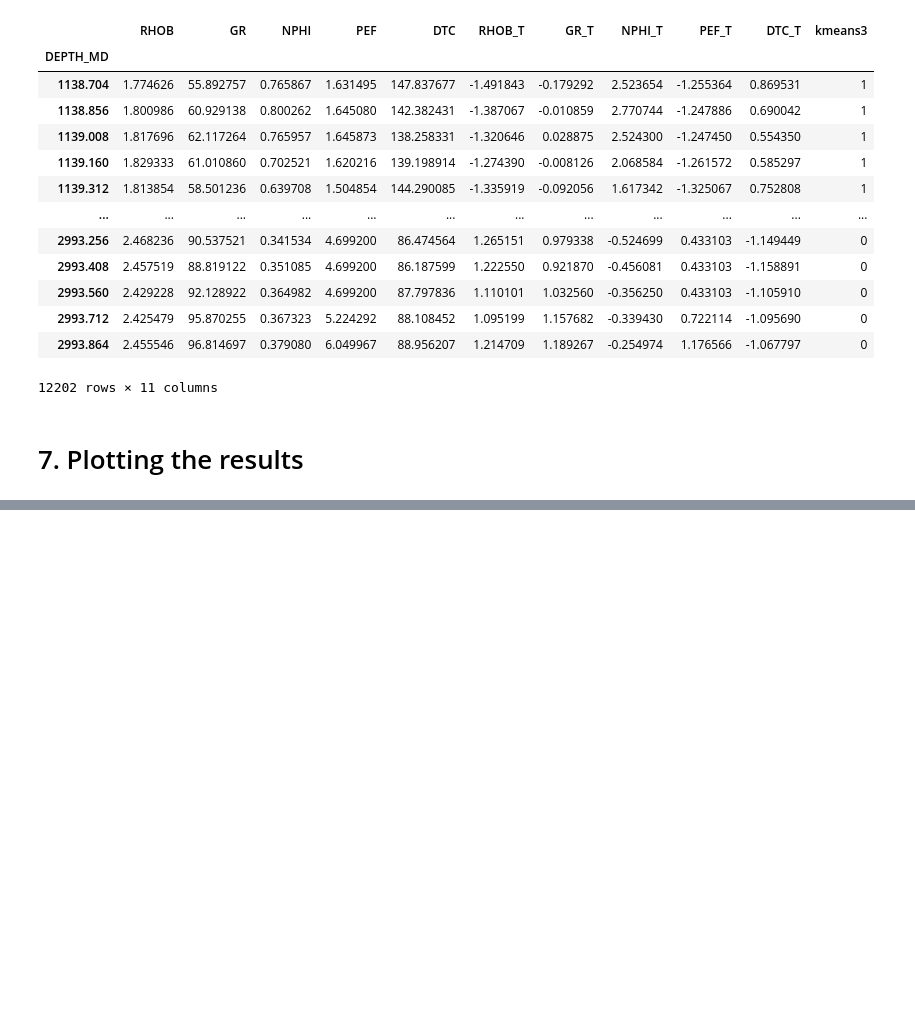
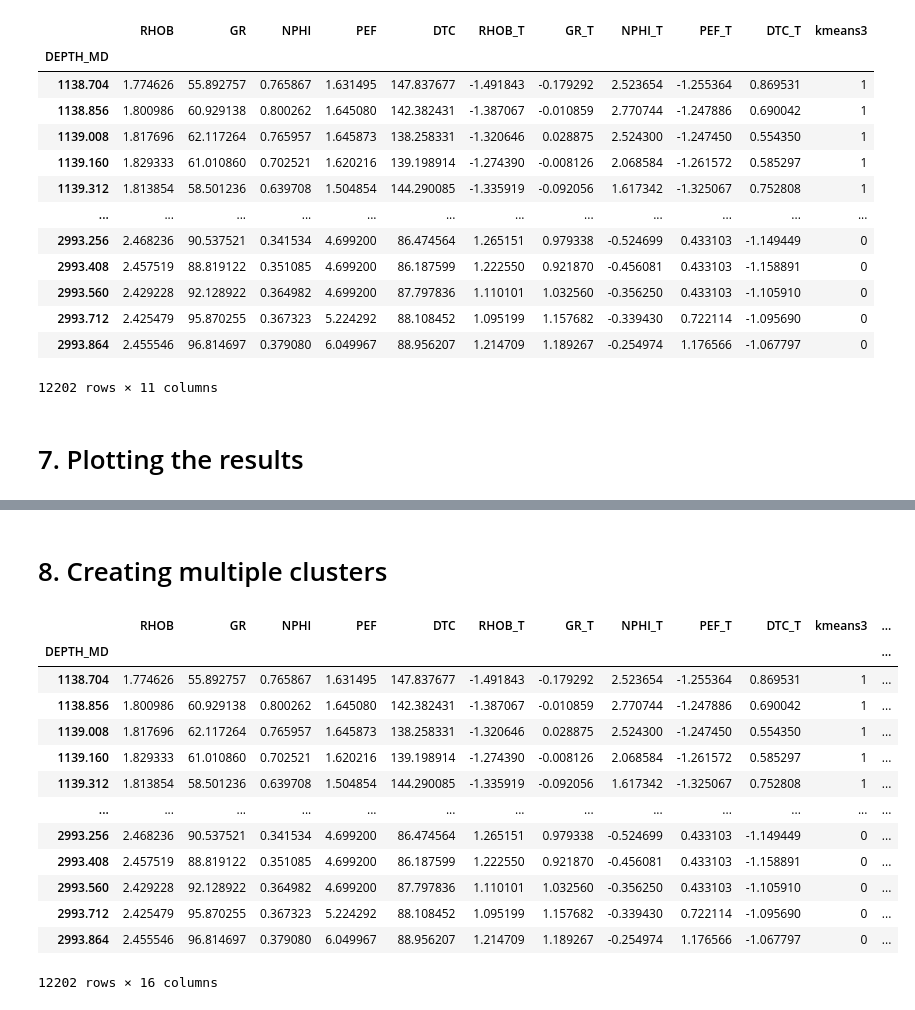
Before and after one commit to zaki-hamdard/Machine-Learning-and-Data-Science-Projects, a Jupyter notebook: Unsupervised Machine Learning Projects/K-Means Clustering/main.ipynb, the cells around one changed output, grey strips where cells are left out. Drawn from its saved outputs; the diff is of its cells as text; code cells hidden in the pictures; blank space fills up the shorter version.

```diff
--- a/Unsupervised Machine Learning Projects/K-Means Clustering/main.ipynb
+++ b/Unsupervised Machine Learning Projects/K-Means Clustering/main.ipynb
@@ -133,0 +141,25 @@ df
+# %% [markdown]
+# 8. Creating multiple clusters
+# %%
+for k in range (1, 6):
+    kmeans = KMeans(n_clusters = k)
+    kmeans.fit(df[["RHOB_T", "NPHI_T"]])
+    df[f"KMeans_{k}"] = kmeans.labels_
+
+
+df
+# %% [output]
+|  | RHOB | GR | NPHI | PEF | DTC | RHOB_T | GR_T | NPHI_T | PEF_T | DTC_T | kmeans3 | ... |
+| DEPTH_MD |  |  |  |  |  |  |  |  |  |  |  | ... |
+| 1138.704 | 1.774626 | 55.892757 | 0.765867 | 1.631495 | 147.837677 | -1.491843 | -0.179292 | 2.523654 | -1.255364 | 0.869531 | 1 | ... |
+| 1138.856 | 1.800986 | 60.929138 | 0.800262 | 1.645080 | 142.382431 | -1.387067 | -0.010859 | 2.770744 | -1.247886 | 0.690042 | 1 | ... |
+| 1139.008 | 1.817696 | 62.117264 | 0.765957 | 1.645873 | 138.258331 | -1.320646 | 0.028875 | 2.524300 | -1.247450 | 0.554350 | 1 | ... |
+| 1139.160 | 1.829333 | 61.010860 | 0.702521 | 1.620216 | 139.198914 | -1.274390 | -0.008126 | 2.068584 | -1.261572 | 0.585297 | 1 | ... |
+| 1139.312 | 1.813854 | 58.501236 | 0.639708 | 1.504854 | 144.290085 | -1.335919 | -0.092056 | 1.617342 | -1.325067 | 0.752808 | 1 | ... |
+| ... | ... | ... | ... | ... | ... | ... | ... | ... | ... | ... | ... | ... |
+| 2993.256 | 2.468236 | 90.537521 | 0.341534 | 4.699200 | 86.474564 | 1.265151 | 0.979338 | -0.524699 | 0.433103 | -1.149449 | 0 | ... |
+| 2993.408 | 2.457519 | 88.819122 | 0.351085 | 4.699200 | 86.187599 | 1.222550 | 0.921870 | -0.456081 | 0.433103 | -1.158891 | 0 | ... |
+| 2993.560 | 2.429228 | 92.128922 | 0.364982 | 4.699200 | 87.797836 | 1.110101 | 1.032560 | -0.356250 | 0.433103 | -1.105910 | 0 | ... |
+| 2993.712 | 2.425479 | 95.870255 | 0.367323 | 5.224292 | 88.108452 | 1.095199 | 1.157682 | -0.339430 | 0.722114 | -1.095690 | 0 | ... |
+| 2993.864 | 2.455546 | 96.814697 | 0.379080 | 6.049967 | 88.956207 | 1.214709 | 1.189267 | -0.254974 | 1.176566 | -1.067797 | 0 | ... |
+12202 rows × 16 columns
```
Also changed, not shown: parts of 4 cells of this notebook.
